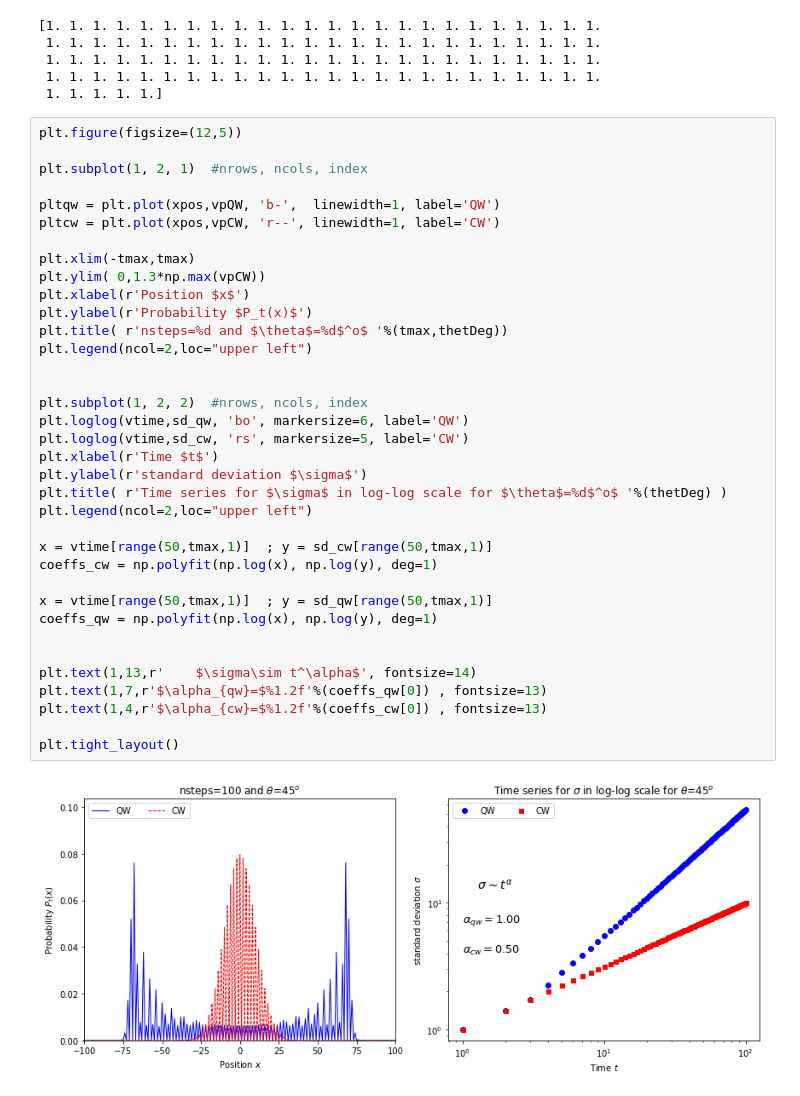
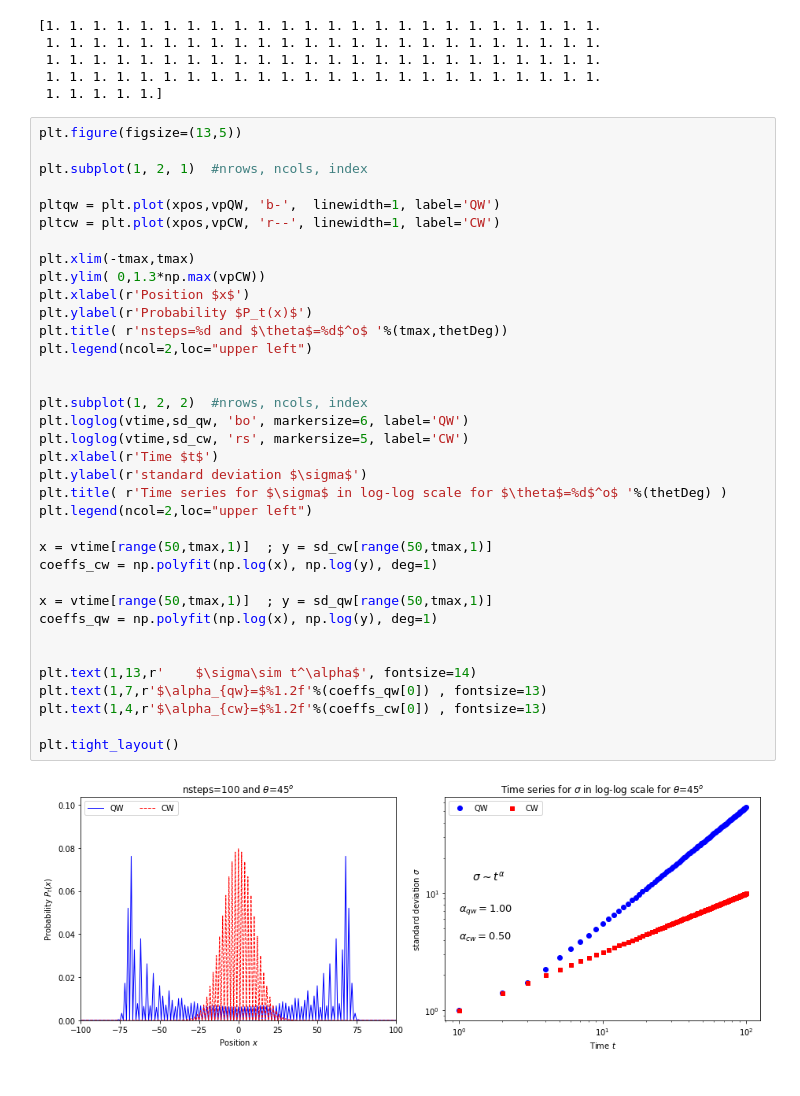
Before and after one commit to PiresMA/quantum-walk-1D, a Jupyter notebook: qw_01_px_and_scaling.ipynb, the cells around one changed output. Saved outputs shown, nothing was run; the diff lists cells and outputs as text.

```diff
--- a/qw_01_px_and_scaling.ipynb
+++ b/qw_01_px_and_scaling.ipynb
@@ -113,7 +113,7 @@ print(  vSumP )
  1. 1. 1. 1. 1. 1. 1. 1. 1. 1. 1. 1. 1. 1. 1. 1. 1. 1. 1. 1. 1. 1. 1. 1.
  1. 1. 1. 1. 1.]
 # %%
-plt.figure(figsize=(12,5))
+plt.figure(figsize=(13,5))
 
 plt.subplot(1, 2, 1)  #nrows, ncols, index
 
@@ -122,31 +122,31 @@ pltcw = plt.plot(xpos,vpCW, 'r--', linewidth=1, label='CW')
 
 plt.xlim(-tmax,tmax)
 plt.ylim( 0,1.3*np.max(vpCW))
 plt.xlabel(r'Position $x$')
 plt.ylabel(r'Probability $P_t(x)$')
 plt.title( r'nsteps=%d and $\theta$=%d$^o$ '%(tmax,thetDeg))
 plt.legend(ncol=2,loc="upper left")
 
 
 plt.subplot(1, 2, 2)  #nrows, ncols, index
 plt.loglog(vtime,sd_qw, 'bo', markersize=6, label='QW')
 plt.loglog(vtime,sd_cw, 'rs', markersize=5, label='CW')
 plt.xlabel(r'Time $t$')
 plt.ylabel(r'standard deviation $\sigma$')
 plt.title( r'Time series for $\sigma$ in log-log scale for $\theta$=%d$^o$ '%(thetDeg) )
 plt.legend(ncol=2,loc="upper left")
 
 x = vtime[range(50,tmax,1)]  ; y = sd_cw[range(50,tmax,1)]
 coeffs_cw = np.polyfit(np.log(x), np.log(y), deg=1)
 
 x = vtime[range(50,tmax,1)]  ; y = sd_qw[range(50,tmax,1)]
 coeffs_qw = np.polyfit(np.log(x), np.log(y), deg=1)
 
 
 plt.text(1,13,r'    $\sigma\sim t^\alpha$', fontsize=14)
 plt.text(1,7,r'$\alpha_{qw}=$%1.2f'%(coeffs_qw[0]) , fontsize=13)
 plt.text(1,4,r'$\alpha_{cw}=$%1.2f'%(coeffs_cw[0]) , fontsize=13)
 
 plt.tight_layout()
 # %% [output]
-[figure, old version]
+[figure, new version]
```
Also changed, not shown: 1 other file.
